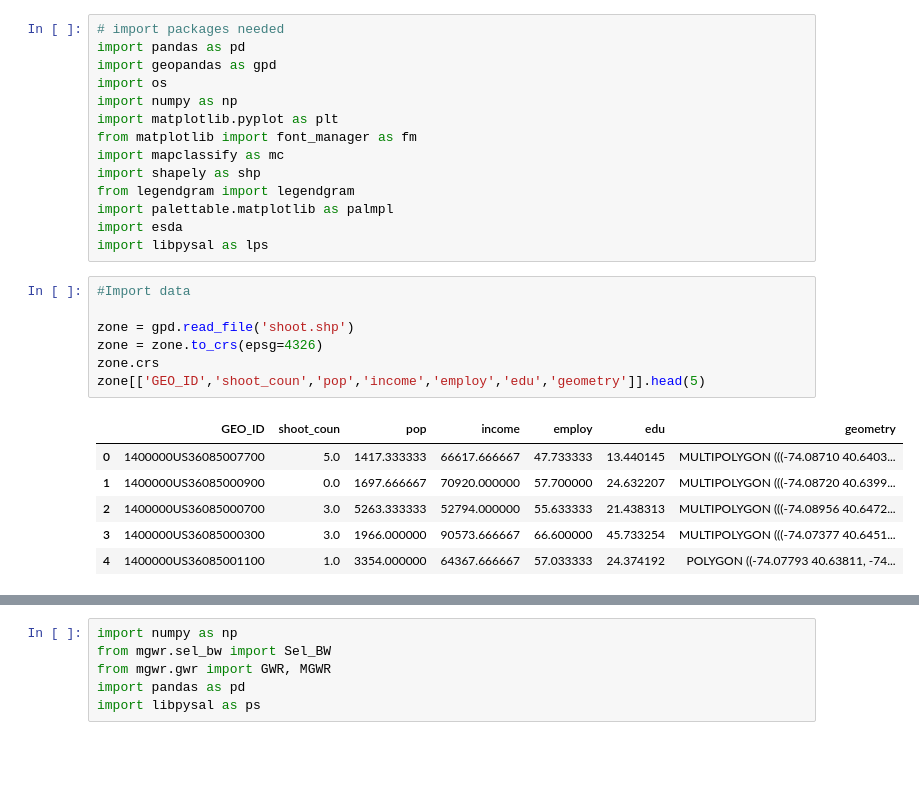
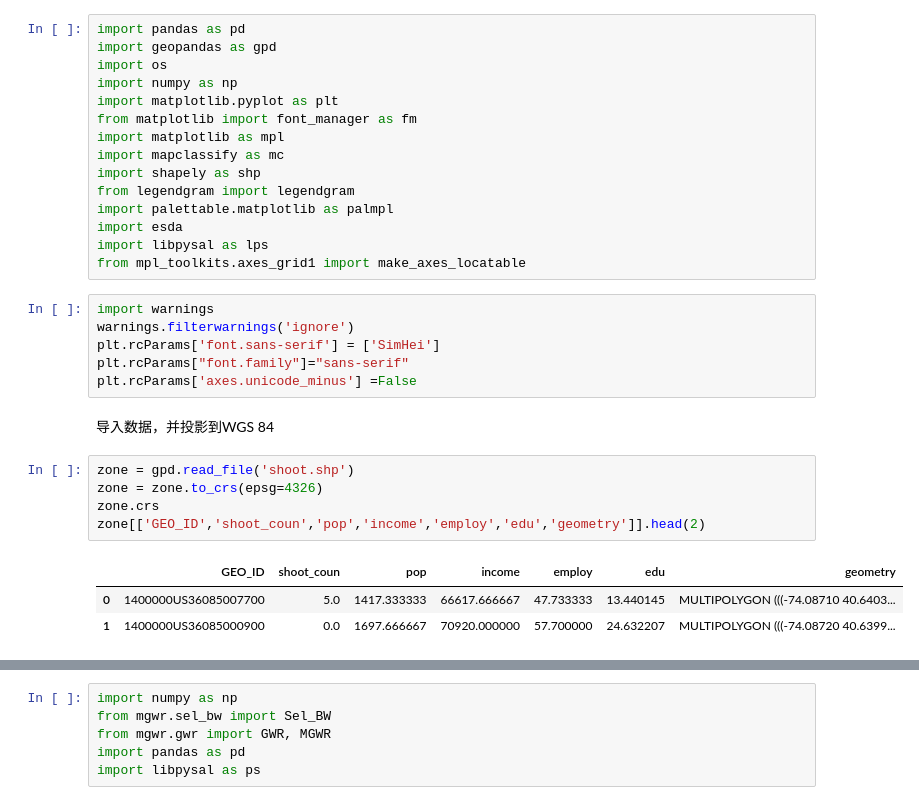
Before and after one commit to mxxxOrz12/CUMT-GIS-21, a Jupyter notebook: 空间分析与建模/空间统计学/data/GWR.ipynb, the cells around one changed output, grey strips where cells are left out. Drawn from its saved outputs; the diff is of its cells as text; blank space fills up the shorter version.

```diff
--- a/空间分析与建模/空间统计学/data/GWR.ipynb
+++ b/空间分析与建模/空间统计学/data/GWR.ipynb
@@ -1,29 +8,33 @@
 # %%
-# import packages needed
 import pandas as pd
 import geopandas as gpd
 import os
 import numpy as np
 import matplotlib.pyplot as plt
 from matplotlib import font_manager as fm
+import matplotlib as mpl
 import mapclassify as mc
 import shapely as shp
 from legendgram import legendgram
 import palettable.matplotlib as palmpl
 import esda
 import libpysal as lps
+from mpl_toolkits.axes_grid1 import make_axes_locatable
+# %%
+import warnings
+warnings.filterwarnings('ignore')
+plt.rcParams['font.sans-serif'] = ['SimHei']
+plt.rcParams["font.family"]="sans-serif"
+plt.rcParams['axes.unicode_minus'] =False
+# %% [markdown]
+导入数据，并投影到WGS 84
 # %%
-#Import data
-
 zone = gpd.read_file('shoot.shp')
 zone = zone.to_crs(epsg=4326)
 zone.crs
-zone[['GEO_ID','shoot_coun','pop','income','employ','edu','geometry']].head(5)
+zone[['GEO_ID','shoot_coun','pop','income','employ','edu','geometry']].head(2)
 # %% [output]
 |  | GEO_ID | shoot_coun | pop | income | employ | edu | geometry |
 | 0 | 1400000US36085007700 | 5.0 | 1417.333333 | 66617.666667 | 47.733333 | 13.440145 | MULTIPOLYGON (((-74.08710 40.6403... |
 | 1 | 1400000US36085000900 | 0.0 | 1697.666667 | 70920.000000 | 57.700000 | 24.632207 | MULTIPOLYGON (((-74.08720 40.6399... |
-| 2 | 1400000US36085000700 | 3.0 | 5263.333333 | 52794.000000 | 55.633333 | 21.438313 | MULTIPOLYGON (((-74.08956 40.6472... |
-| 3 | 1400000US36085000300 | 3.0 | 1966.000000 | 90573.666667 | 66.600000 | 45.733254 | MULTIPOLYGON (((-74.07377 40.6451... |
-| 4 | 1400000US36085001100 | 1.0 | 3354.000000 | 64367.666667 | 57.033333 | 24.374192 | POLYGON ((-74.07793 40.63811, -74... |
 # %%
```
Also changed, not shown: parts of 37 cells of this notebook, 7 other files.
